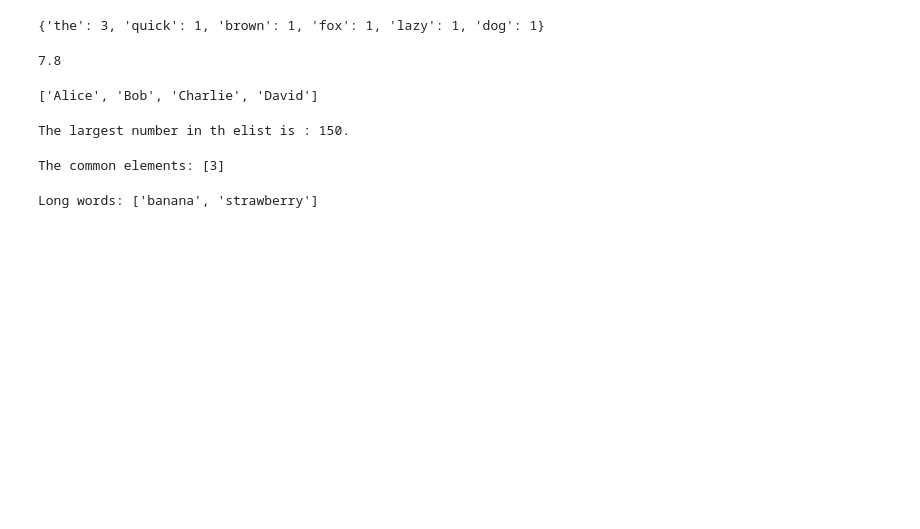
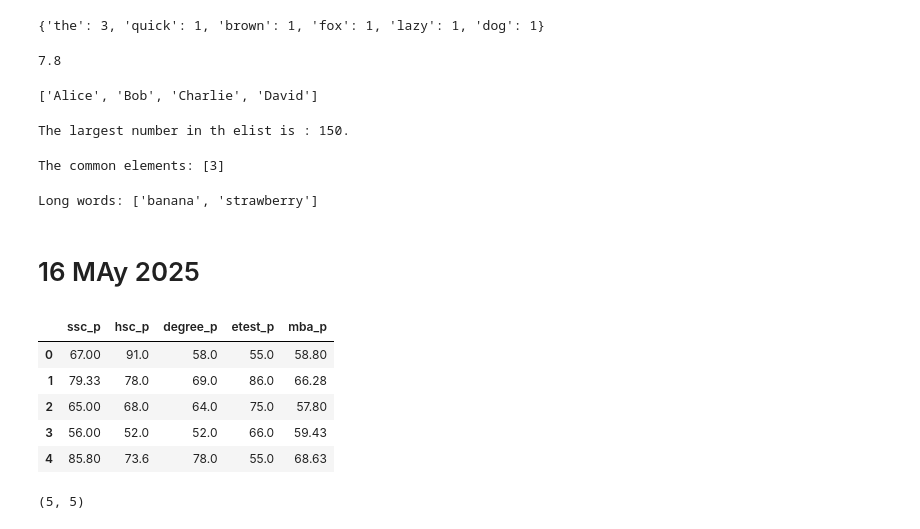
Before and after one commit to dakshayani2906/my-python-journey-basics, a Jupyter notebook: Untitled7.ipynb, the cells around one changed output. Saved outputs shown, nothing was run; the diff lists cells and outputs as text; code cells hidden in the pictures; blank space fills up the shorter version.

```diff
--- a/Untitled7.ipynb
+++ b/Untitled7.ipynb
@@ -2368,3 +2424,5 @@ long_words = filter_long_strings(words)
 print(f"Long words: {long_words}")
 # %% [output]
 Long words: ['banana', 'strawberry']
+# %% [markdown]
+# 16 MAy 2025
@@ -2370,0 +2436,15 @@ Long words: ['banana', 'strawberry']
+# %%
+df = pd.read_csv("Placement_Data.csv")
+# %%
+df.head()
+# %% [output]
+|  | ssc_p | hsc_p | degree_p | etest_p | mba_p |
+| 0 | 67.00 | 91.0 | 58.0 | 55.0 | 58.80 |
+| 1 | 79.33 | 78.0 | 69.0 | 86.0 | 66.28 |
+| 2 | 65.00 | 68.0 | 64.0 | 75.0 | 57.80 |
+| 3 | 56.00 | 52.0 | 52.0 | 66.0 | 59.43 |
+| 4 | 85.80 | 73.6 | 78.0 | 55.0 | 68.63 |
+# %%
+df.shape
+# %% [output]
+(5, 5)
```
Also changed, not shown: parts of 10 cells of this notebook.
